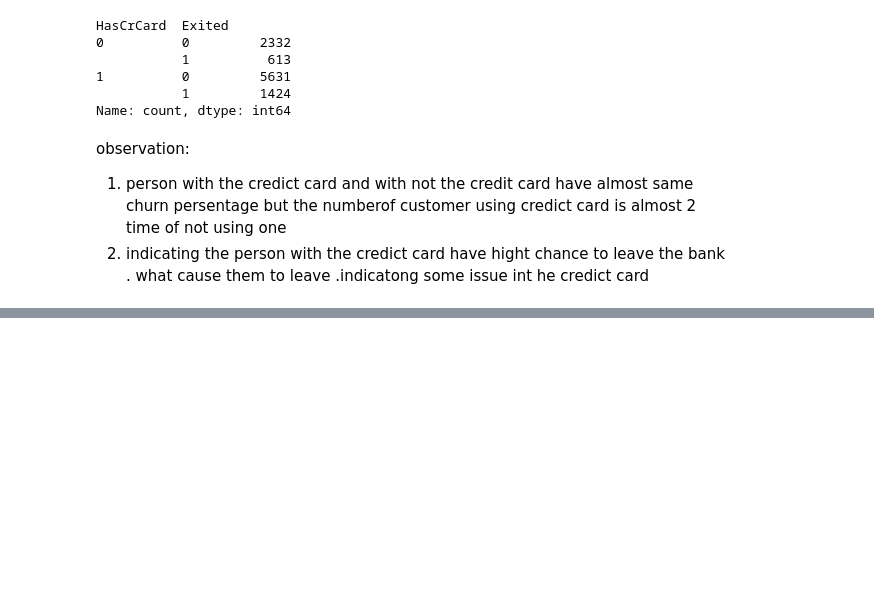
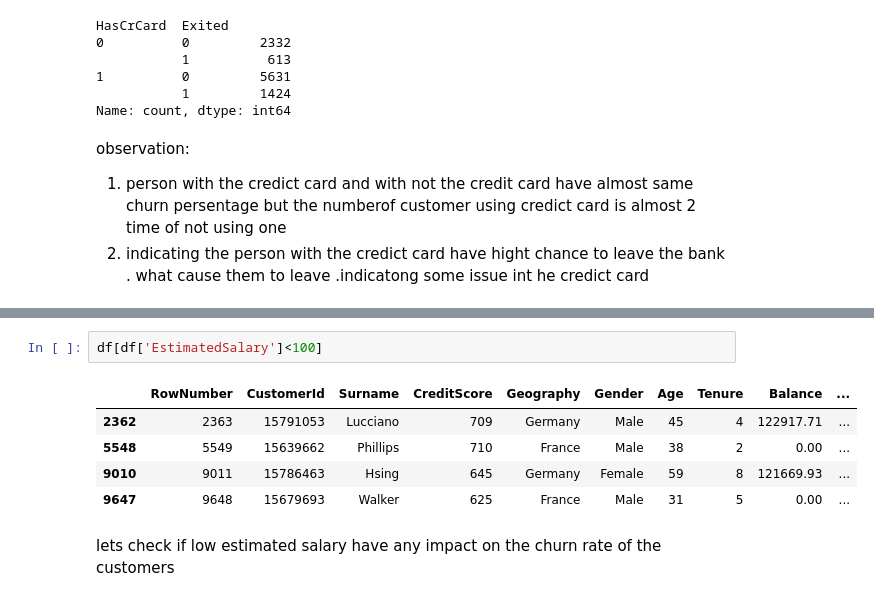
Before and after one commit to karansingh-chauhan/bank-customer-churn-modeling, a Jupyter notebook: notebook/main.ipynb, the cells around one changed output, grey strips where cells are left out. Cells and saved outputs as stored; diff of their text form; blank space fills up the shorter version.

```diff
--- a/notebook/main.ipynb
+++ b/notebook/main.ipynb
@@ -316,0 +426,10 @@ Name: count, dtype: int64
+# %%
+df[df['EstimatedSalary']<100]
+# %% [output]
+|  | RowNumber | CustomerId | Surname | CreditScore | Geography | Gender | Age | Tenure | Balance | ... |
+| 2362 | 2363 | 15791053 | Lucciano | 709 | Germany | Male | 45 | 4 | 122917.71 | ... |
+| 5548 | 5549 | 15639662 | Phillips | 710 | France | Male | 38 | 2 | 0.00 | ... |
+| 9010 | 9011 | 15786463 | Hsing | 645 | Germany | Female | 59 | 8 | 121669.93 | ... |
+| 9647 | 9648 | 15679693 | Walker | 625 | France | Male | 31 | 5 | 0.00 | ... |
+# %% [markdown]
+lets check if low estimated salary have any impact on the churn rate of the customers
```
Also changed, not shown: parts of 25 cells of this notebook.
